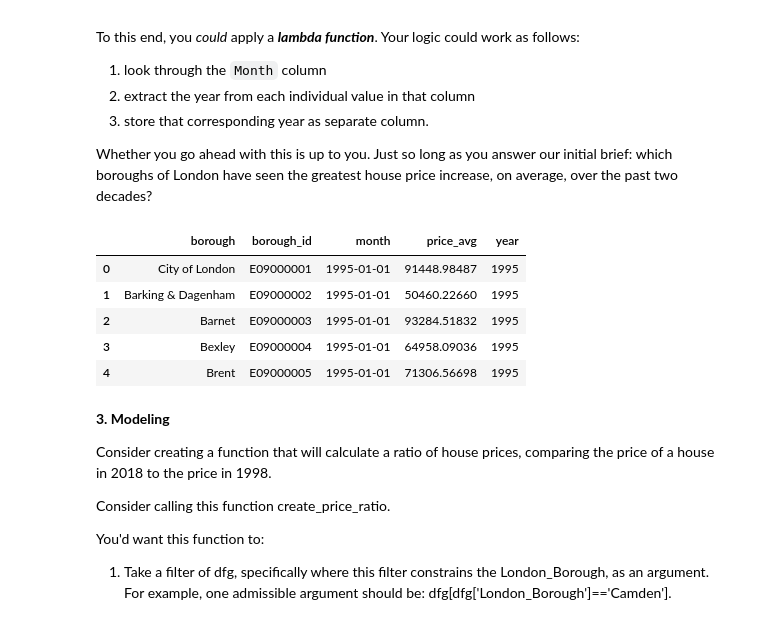
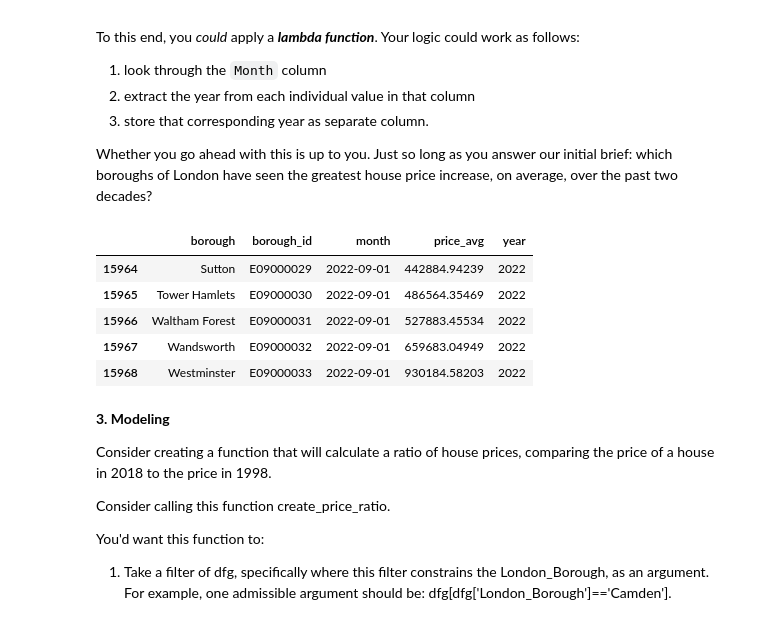
Before and after one commit to BrettlyCD/london-housing, a Jupyter notebook: london_housing.ipynb, the cells around one changed output. Cells and saved outputs as stored; diff of their text form; code cells hidden in the pictures.

```diff
--- a/london_housing.ipynb
+++ b/london_housing.ipynb
@@ -256,3 +257,12 @@ borough_id    False
 month         False
 price_avg     False
 dtype: bool
+# %%
+#Now need to remove the rows that aren't any of the 32 London Boroughs. I'll start by create a list of non-boroughs
+non_london = ['Inner London', 'Outer London',
+               'NORTH EAST', 'NORTH WEST', 'YORKS & THE HUMBER',
+               'EAST MIDLANDS', 'WEST MIDLANDS',
+              'EAST OF ENGLAND', 'LONDON', 'SOUTH EAST',
+              'SOUTH WEST', 'England']
+# %%
+properties = properties[~properties['borough'].isin(non_london)]
@@ -276,16 +303,16 @@ To this end, you *could* apply a ***lambda function***. Your logic could work as
 
 Whether you go ahead with this is up to you. Just so long as you answer our initial brief: which boroughs of London have seen the greatest house price increase, on average, over the past two decades?
 # %%
-properties['year'] = properties['month'].dt.year
+properties['year'] = properties['month'].apply(lambda t: t.year)
 # %%
-properties.head()
+properties.tail()
 # %% [output]
 |  | borough | borough_id | month | price_avg | year |
-| 0 | City of London | E09000001 | 1995-01-01 | 91448.98487 | 1995 |
-| 1 | Barking & Dagenham | E09000002 | 1995-01-01 | 50460.22660 | 1995 |
-| 2 | Barnet | E09000003 | 1995-01-01 | 93284.51832 | 1995 |
-| 3 | Bexley | E09000004 | 1995-01-01 | 64958.09036 | 1995 |
-| 4 | Brent | E09000005 | 1995-01-01 | 71306.56698 | 1995 |
+| 15964 | Sutton | E09000029 | 2022-09-01 | 442884.94239 | 2022 |
+| 15965 | Tower Hamlets | E09000030 | 2022-09-01 | 486564.35469 | 2022 |
+| 15966 | Waltham Forest | E09000031 | 2022-09-01 | 527883.45534 | 2022 |
+| 15967 | Wandsworth | E09000032 | 2022-09-01 | 659683.04949 | 2022 |
+| 15968 | Westminster | E09000033 | 2022-09-01 | 930184.58203 | 2022 |
 # %% [markdown]
 **3. Modeling**
 
```
Also changed, not shown: parts of 13 cells of this notebook.
